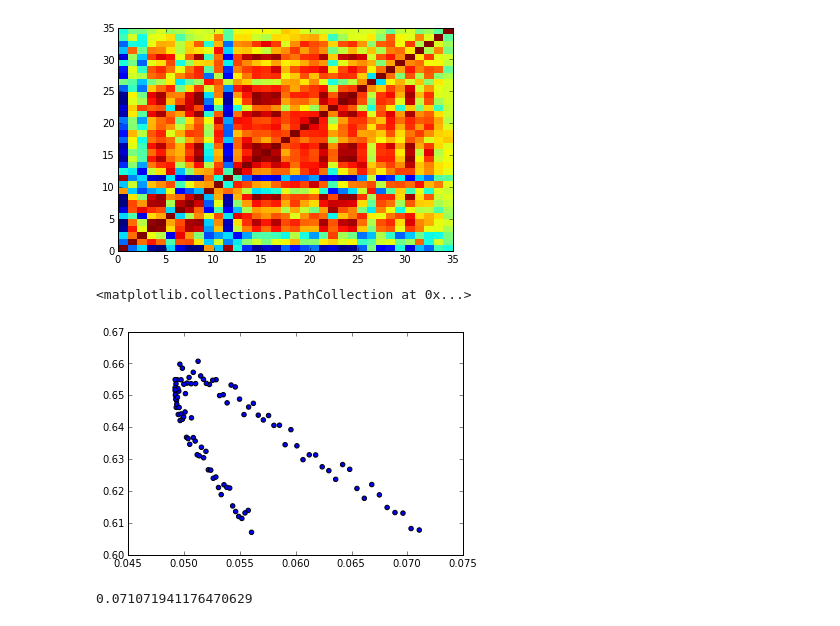
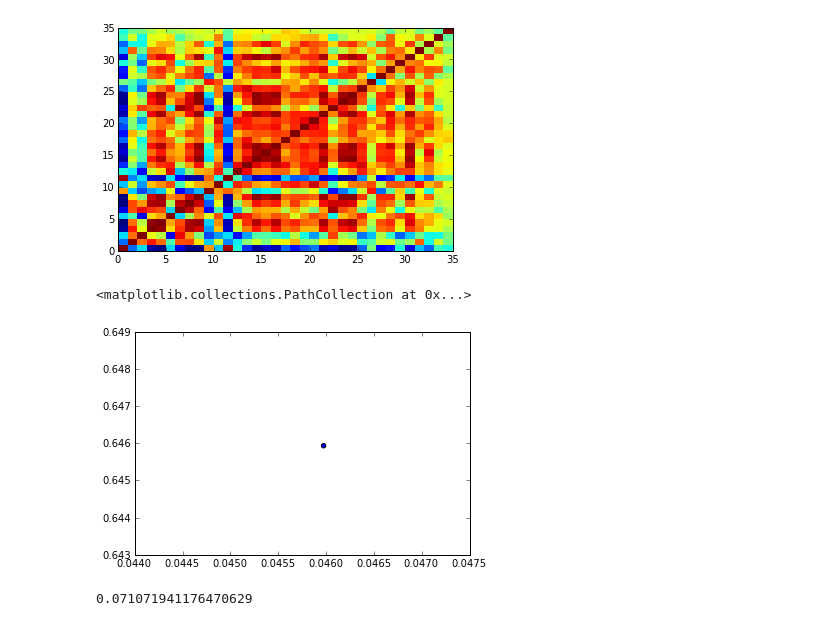
Before and after one commit to lem-usp/corr-param, a Jupyter notebook: notebooks/Random Matrices Tests.ipynb, the cells around one changed output. Saved outputs shown, nothing was run; the diff lists cells and outputs as text; code cells hidden in the pictures.

Commit message:
more graphics

```diff
--- a/notebooks/Random Matrices Tests.ipynb
+++ b/notebooks/Random Matrices Tests.ipynb
@@ -195,17 +195,19 @@ m1 = np.loadtxt(open("../matrices/1-gorilla.csv","rb"),delimiter=",")
 m2 = np.loadtxt(open("../matrices/2-peramelidae.csv","rb"),delimiter=",")
 m3 = np.loadtxt(open("../matrices/3-molossidae.csv","rb"),delimiter=",")
 m4 = np.loadtxt(open("../matrices/4-hyllostomidae.csv","rb"),delimiter=",")
+m5 = np.loadtxt(open("../matrices/5.csv","rb"),delimiter=",")
+m6 = np.loadtxt(open("../matrices/6.csv","rb"),delimiter=",")
 
-ms =[m1,m2,m3,m4]
+ms =[m1,m2,m3,m4, m5, m6]
 # %%
 bp = []
 
-for i in xrange(4):
+for i in xrange(6):
     b_n = rc.triang_decomp(ms[i])
     p_n = rc.calc_params(b_n)
     bp.append((b_n, p_n))
 # %%
-for i in xrange(4):
+for i in xrange(6):
     print np.max(ms[i] - np.dot(bp[i][0], bp[i][0].T))
 # %% [output]
 4.4408920985e-16
@@ -268,7 +271,8 @@ m0 = ms[0]
 s = 100
 r2 = np.zeros(s)
 flex = np.zeros(s)
-isoc = np.zeros(s)
+isoc1 = np.zeros(s)
+isoc2 = np.zeros(s)
 
 iso = np.ones(m0.shape[0])/np.sqrt(m0.shape[0])
 diff = (bp[3][1] - bp[0][1])/100
@@ -277,16 +281,17 @@ p = bp[0][1]
 for i in xrange(100):
     r2[i] = CalcR2(m0)
     flex[i] = flexibility(m0)
-    isoc[i] = np.abs(np.dot(eig(m0)[1][:,0], iso))
+    isoc1[i] = np.abs(np.dot(eig(m0)[1][:,0], iso))
+    isoc2[i] = np.abs(np.dot(eig(m0)[1][:,1], iso))
 
     p += diff
     new_b = rc.triang_from_params(p)
     m0 = np.dot(new_b, new_b.T)
 # %%
-scatter(r2, flex)
+scatter(r2[0], flex[0])
 # %% [output]
 <matplotlib.collections.PathCollection at 0x...>
-[figure, old version]
+[figure, new version]
 # %%
 CalcR2(ms[0])
 # %% [output]
```
Also changed, not shown: parts of 15 cells of this notebook.
